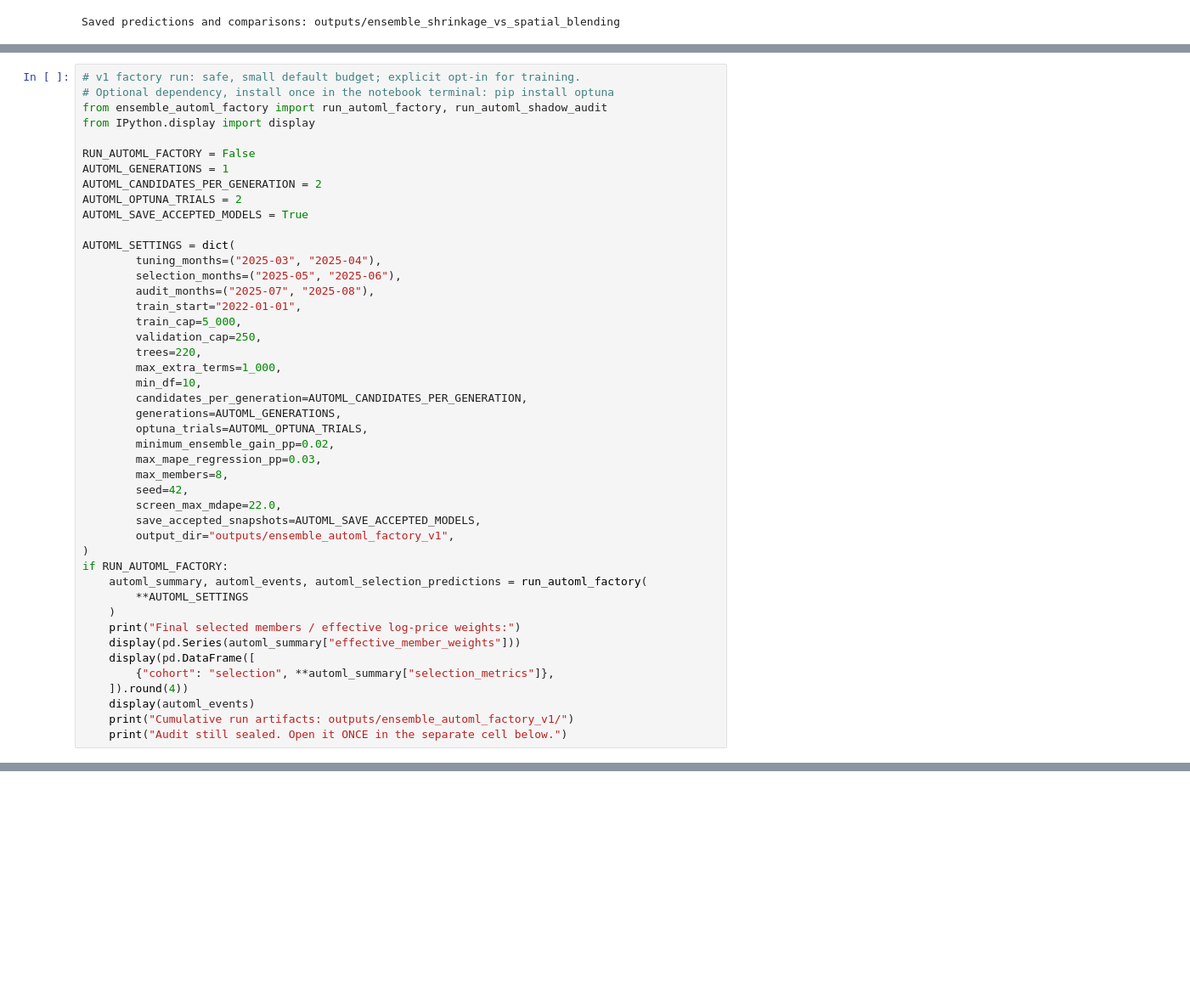
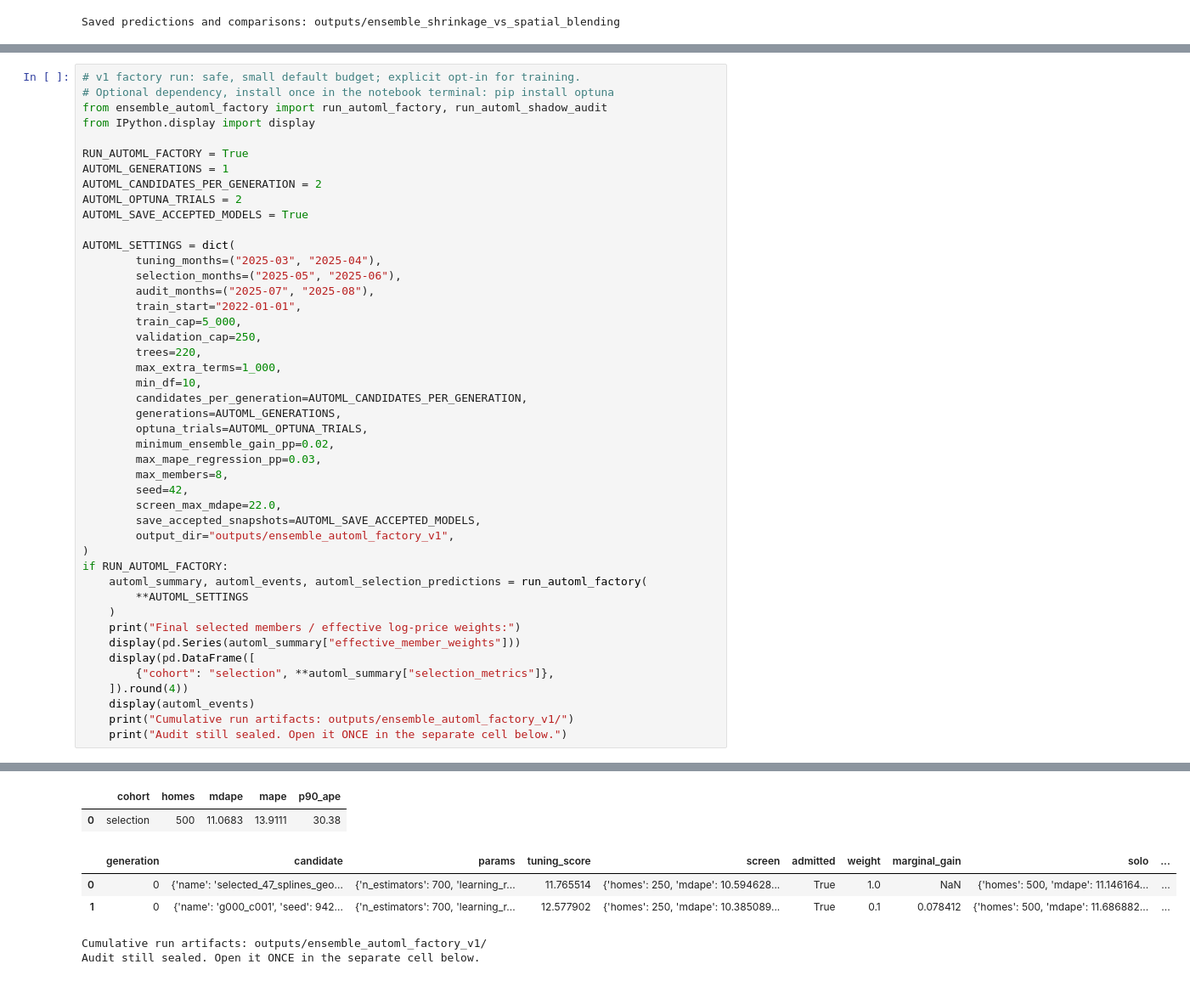
Before and after one commit to HiddenL123/SSU-Data-Dash-hdnl-comp, a Jupyter notebook: ensemble_starter.ipynb, the cells around one changed output, grey strips where cells are left out. Shown at 85% size. Saved outputs shown, nothing was run; the diff lists cells and outputs as text; blank space fills up the shorter version.

```diff
--- a/ensemble_starter.ipynb
+++ b/ensemble_starter.ipynb
@@ -424,7 +424,7 @@ New files: `progress.json` reports the current stage; `roster.json` is the autho
 from ensemble_automl_factory import run_automl_factory, run_automl_shadow_audit
 from IPython.display import display
 
-RUN_AUTOML_FACTORY = False
+RUN_AUTOML_FACTORY = True
 AUTOML_GENERATIONS = 1
 AUTOML_CANDIDATES_PER_GENERATION = 2
 AUTOML_OPTUNA_TRIALS = 2
@@ -463,3 +463,4 @@ if RUN_AUTOML_FACTORY:
     display(automl_events)
     print("Cumulative run artifacts: outputs/ensemble_automl_factory_v1/")
     print("Audit still sealed. Open it ONCE in the separate cell below.")
+# %% [output]
@@ -466,3 +487,10 @@ if RUN_AUTOML_FACTORY:
+|  | cohort | homes | mdape | mape | p90_ape |
+| 0 | selection | 500 | 11.0683 | 13.9111 | 30.38 |
+|  | generation | candidate | params | tuning_score | screen | admitted | weight | marginal_gain | solo | ... |
+| 0 | 0 | {'name': 'selected_47_splines_geo... | {'n_estimators': 700, 'learning_r... | 11.765514 | {'homes': 250, 'mdape': 10.594628... | True | 1.0 | NaN | {'homes': 500, 'mdape': 11.146164... | ... |
+| 1 | 0 | {'name': 'g000_c001', 'seed': 942... | {'n_estimators': 700, 'learning_r... | 12.577902 | {'homes': 250, 'mdape': 10.385089... | True | 0.1 | 0.078412 | {'homes': 500, 'mdape': 11.686882... | ... |
+Cumulative run artifacts: outputs/ensemble_automl_factory_v1/
+Audit still sealed. Open it ONCE in the separate cell below.
 # %%
 # One-time audit. DO NOT enable while you are still adding generations.
 # The factory locks the roster after opening this diagnostic.
```
Also changed, not shown: parts of 3 cells of this notebook, 5 other files.
